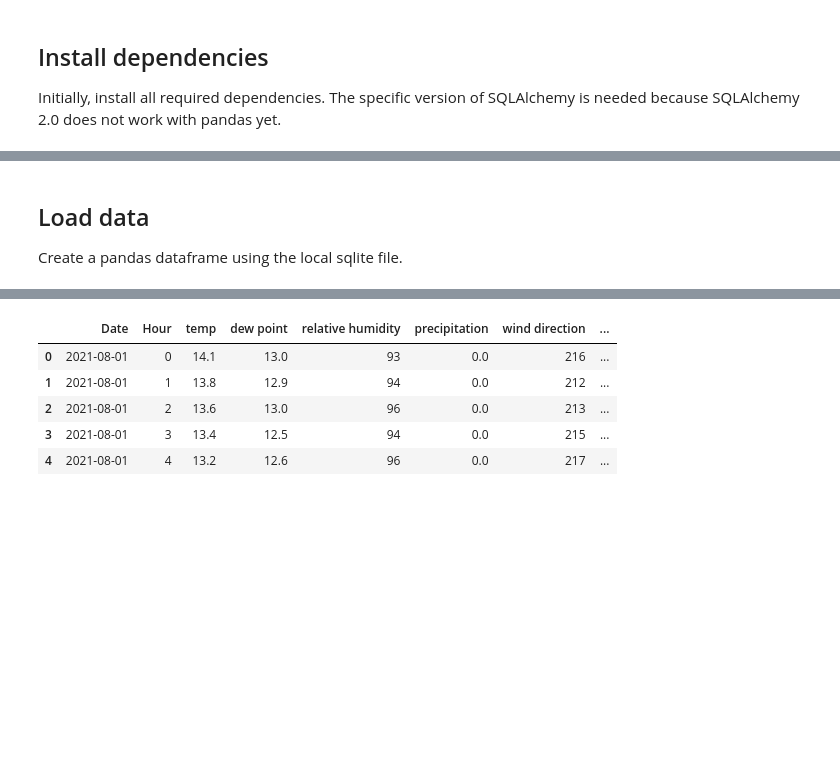
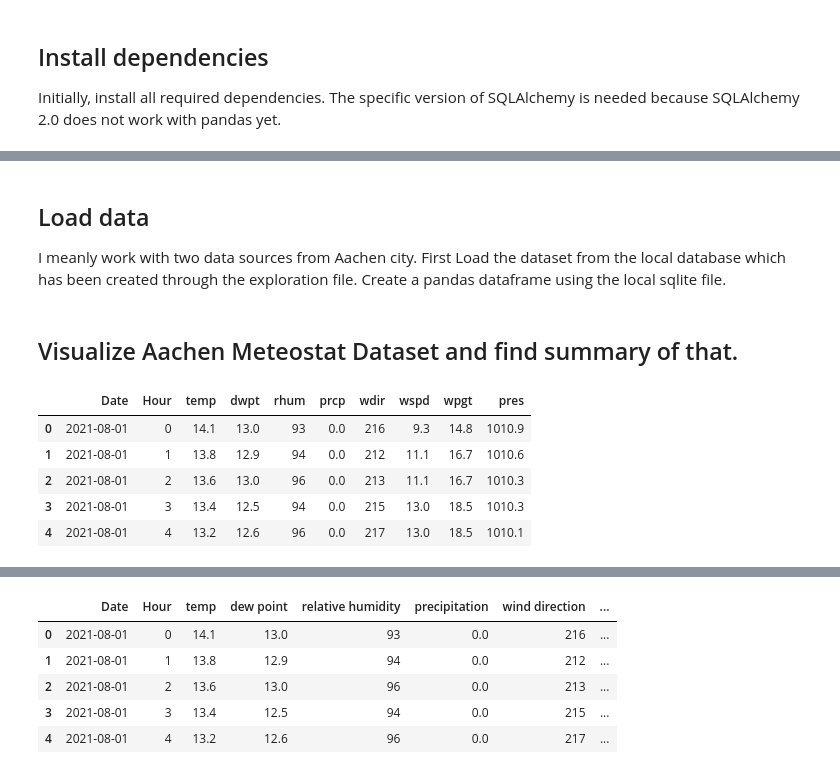
Before and after one commit to shaonsani/shaonsani-amse-template, a Jupyter notebook: project/report.ipynb, the cells around one changed output, grey strips where cells are left out. Cells and saved outputs as stored; diff of their text form; code cells hidden in the pictures; blank space fills up the shorter version.

```diff
--- a/project/report.ipynb
+++ b/project/report.ipynb
@@ -30,6 +34,6 @@ Note: you may need to restart the kernel to use updated packages.
 # %% [markdown]
 ## Load data
-Create a pandas dataframe using the local sqlite file.
+I meanly work with two data sources from Aachen city. First Load the dataset from the local database which has been created through the exploration file. Create a pandas dataframe using the local sqlite file.
 # %%
 import pandas as pd
 import matplotlib.pyplot as plt
@@ -36,3 +41,14 @@ import matplotlib.pyplot as plt
 
 aachen_mobilithek_data = pd.read_sql_table('aachen_mobilithek', 'sqlite:///data.sqlite')
 aachen_meteostat_data = pd.read_sql_table('aachen_meteostat', 'sqlite:///data.sqlite')
+# %% [markdown]
+## Visualize Aachen Meteostat Dataset and find summary of that.
+# %%
+aachen_meteostat_data.head()
+# %% [output]
+|  | Date | Hour | temp | dwpt | rhum | prcp | wdir | wspd | wpgt | pres |
+| 0 | 2021-08-01 | 0 | 14.1 | 13.0 | 93 | 0.0 | 216 | 9.3 | 14.8 | 1010.9 |
+| 1 | 2021-08-01 | 1 | 13.8 | 12.9 | 94 | 0.0 | 212 | 11.1 | 16.7 | 1010.6 |
+| 2 | 2021-08-01 | 2 | 13.6 | 13.0 | 96 | 0.0 | 213 | 11.1 | 16.7 | 1010.3 |
+| 3 | 2021-08-01 | 3 | 13.4 | 12.5 | 94 | 0.0 | 215 | 13.0 | 18.5 | 1010.3 |
+| 4 | 2021-08-01 | 4 | 13.2 | 12.6 | 96 | 0.0 | 217 | 13.0 | 18.5 | 1010.1 |
```
Also changed, not shown: parts of 18 cells of this notebook, 1 other file.
